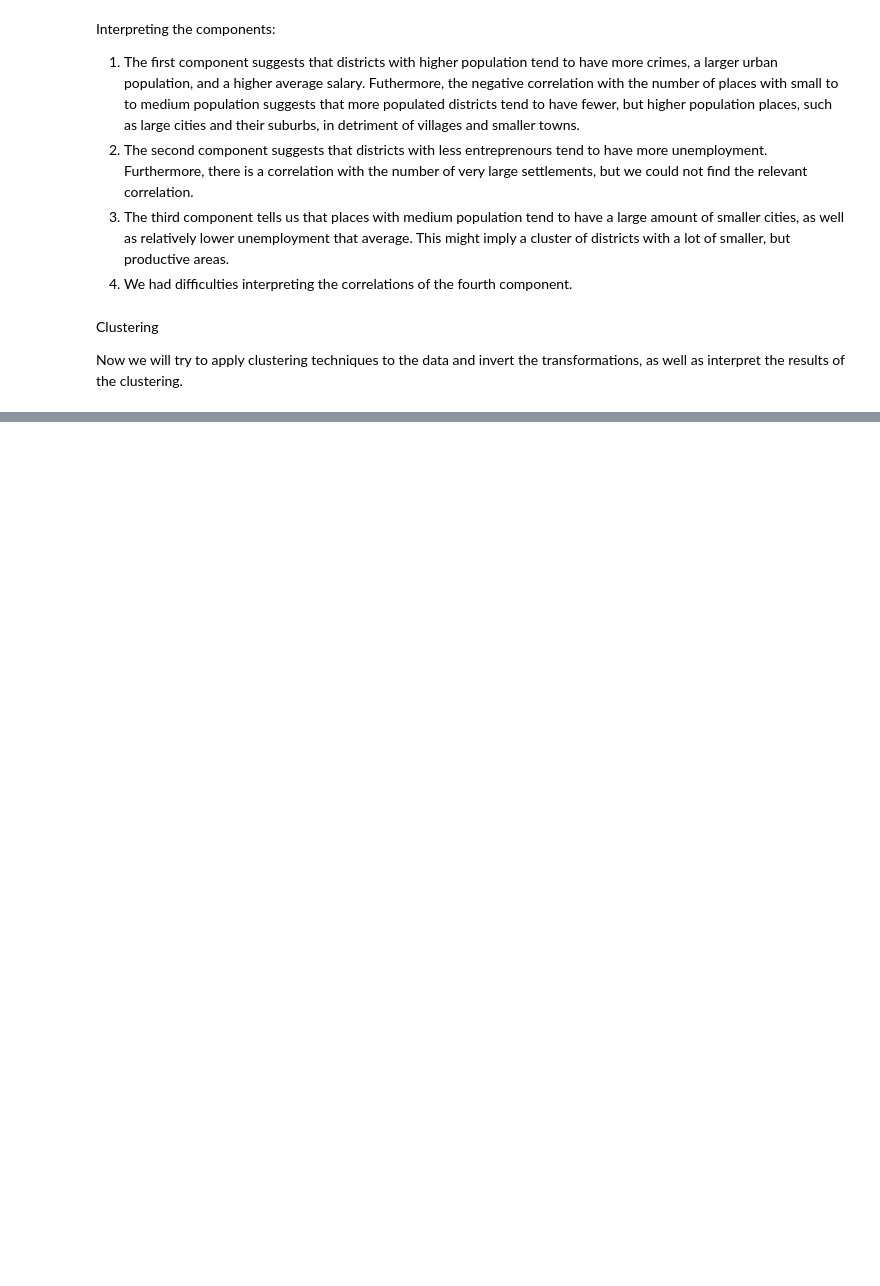
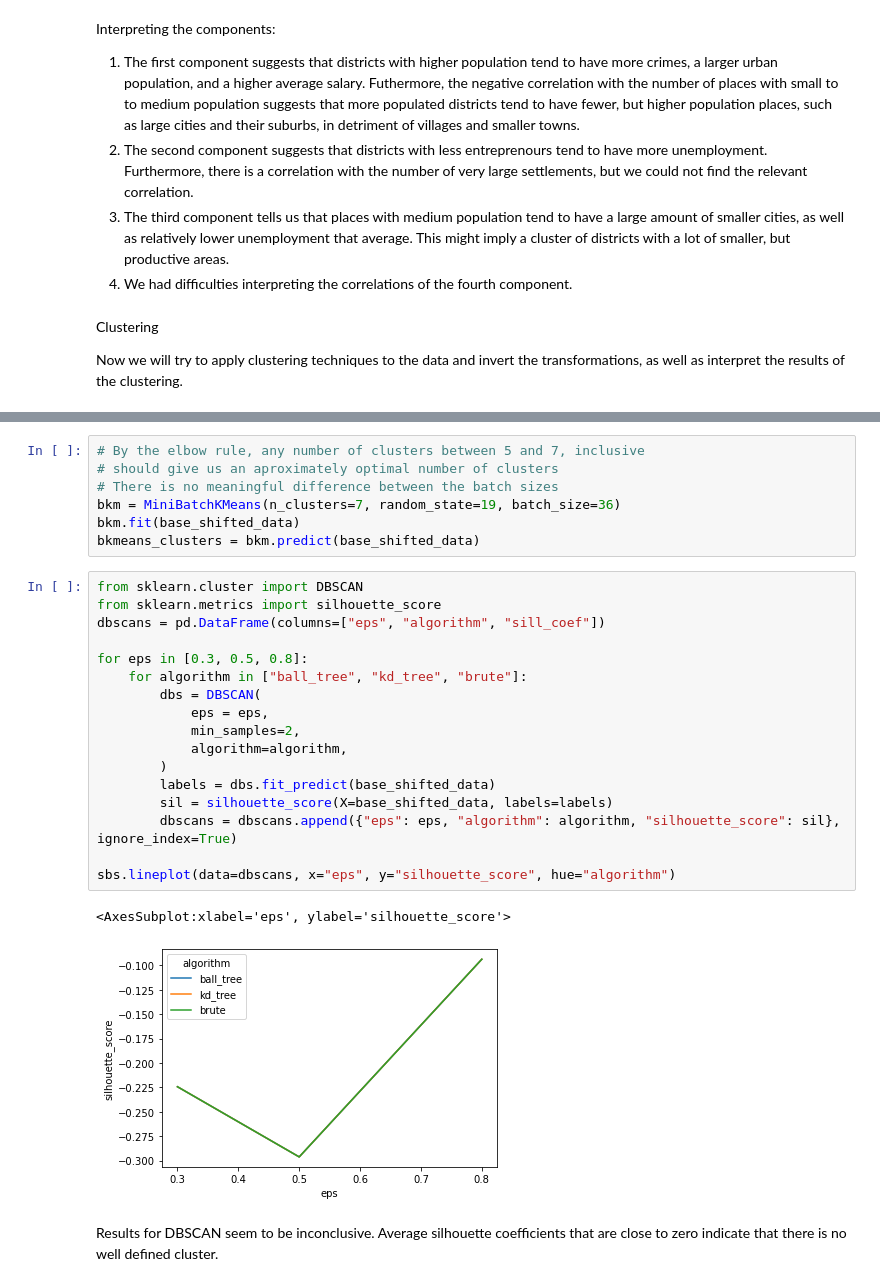
Before and after one commit to joaonmatos/feup-machine-learning, a Jupyter notebook: analysis/districts.ipynb, the cells around one changed output, grey strips where cells are left out. Drawn from its saved outputs; the diff is of its cells as text; blank space fills up the shorter version.

```diff
--- a/analysis/districts.ipynb
+++ b/analysis/districts.ipynb
@@ -183,0 +194,29 @@ cluster_centers_original.applymap(lambda x: round(x))
+# %%
+# By the elbow rule, any number of clusters between 5 and 7, inclusive
+# should give us an aproximately optimal number of clusters
+# There is no meaningful difference between the batch sizes
+bkm = MiniBatchKMeans(n_clusters=7, random_state=19, batch_size=36)
+bkm.fit(base_shifted_data)
+bkmeans_clusters = bkm.predict(base_shifted_data)
+# %%
+from sklearn.cluster import DBSCAN
+from sklearn.metrics import silhouette_score
+dbscans = pd.DataFrame(columns=["eps", "algorithm", "sill_coef"])
+
+for eps in [0.3, 0.5, 0.8]:
+    for algorithm in ["ball_tree", "kd_tree", "brute"]:
+        dbs = DBSCAN(
+            eps = eps,
+            min_samples=2,
+            algorithm=algorithm,
+        )
+        labels = dbs.fit_predict(base_shifted_data)
+        sil = silhouette_score(X=base_shifted_data, labels=labels)
+        dbscans = dbscans.append({"eps": eps, "algorithm": algorithm, "silhouette_score": sil}, ignore_index=True)
+
+sbs.lineplot(data=dbscans, x="eps", y="silhouette_score", hue="algorithm")
+# %% [output]
+<AxesSubplot:xlabel='eps', ylabel='silhouette_score'>
+[figure, added]
+# %% [markdown]
+Results for DBSCAN seem to be inconclusive. Average silhouette coefficients that are close to zero indicate that there is no well defined cluster.
```
Also changed, not shown: parts of 8 cells of this notebook, 1 other file.
